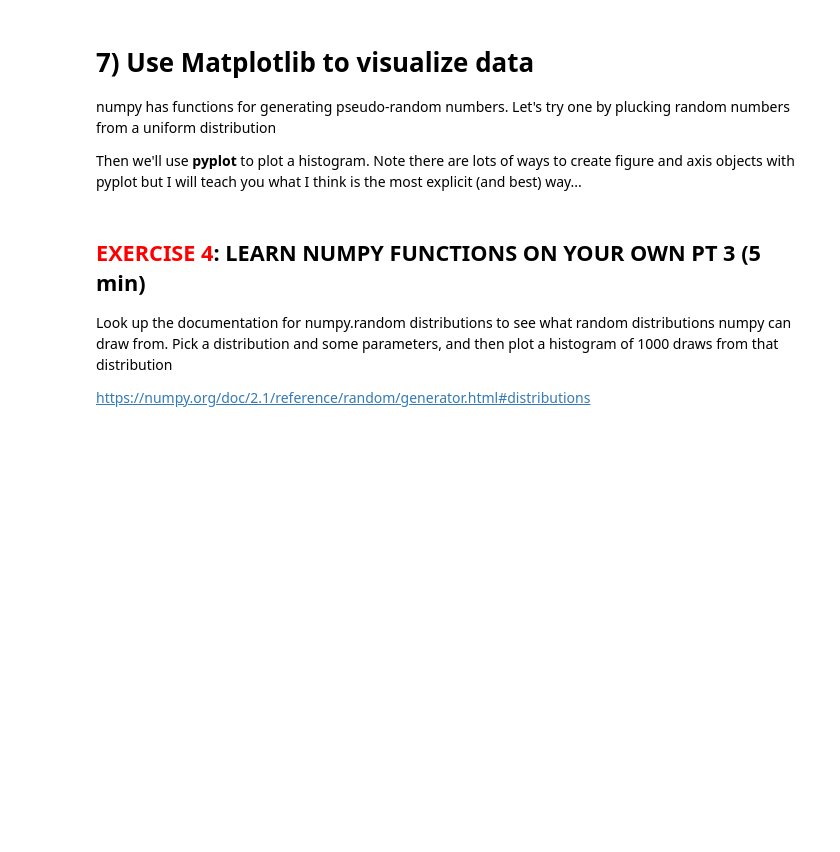
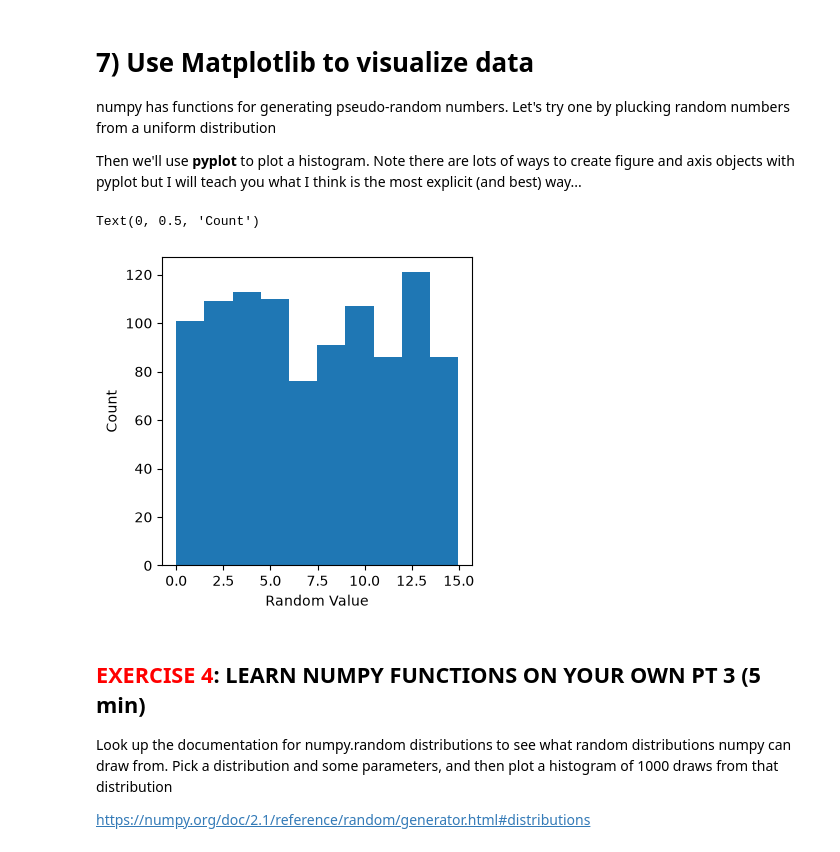
Before and after one commit to GabrielaValdivieso/abio558_gaby, a Jupyter notebook: bootcamp_blank.ipynb, the cells around one changed output. Saved outputs shown, nothing was run; the diff lists cells and outputs as text; code cells hidden in the pictures; blank space fills up the shorter version.

```diff
--- a/bootcamp_blank.ipynb
+++ b/bootcamp_blank.ipynb
@@ -507,6 +538,16 @@ https://numpy.org/doc/stable/reference/generated/numpy.mean.html
 numpy has functions for generating pseudo-random numbers. Let's try one by plucking random numbers from a uniform distribution
 
 Then we'll use **pyplot** to plot a histogram. Note there are lots of ways to create figure and axis objects with pyplot but I will teach you what I think is the most explicit (and best) way...
+# %%
+values = np.random.uniform(low=0, high=15, size=1000)
+
+fh, ax = plt.subplots(1, 1, figsize=(4, 4))
+ax.hist(values)
+ax.set_xlabel('Random Value')
+ax.set_ylabel('Count')
+# %% [output]
+Text(0, 0.5, 'Count')
+[figure, added]
 # %% [markdown]
 ## <span style='color:red;'>EXERCISE 4</span>: LEARN NUMPY FUNCTIONS ON YOUR OWN PT 3 (5 min)
 Look up the documentation for numpy.random distributions to see what random distributions numpy can draw from. Pick a distribution and some parameters, and then plot a histogram of 1000 draws from that distribution
```
Also changed, not shown: parts of 10 cells of this notebook.
